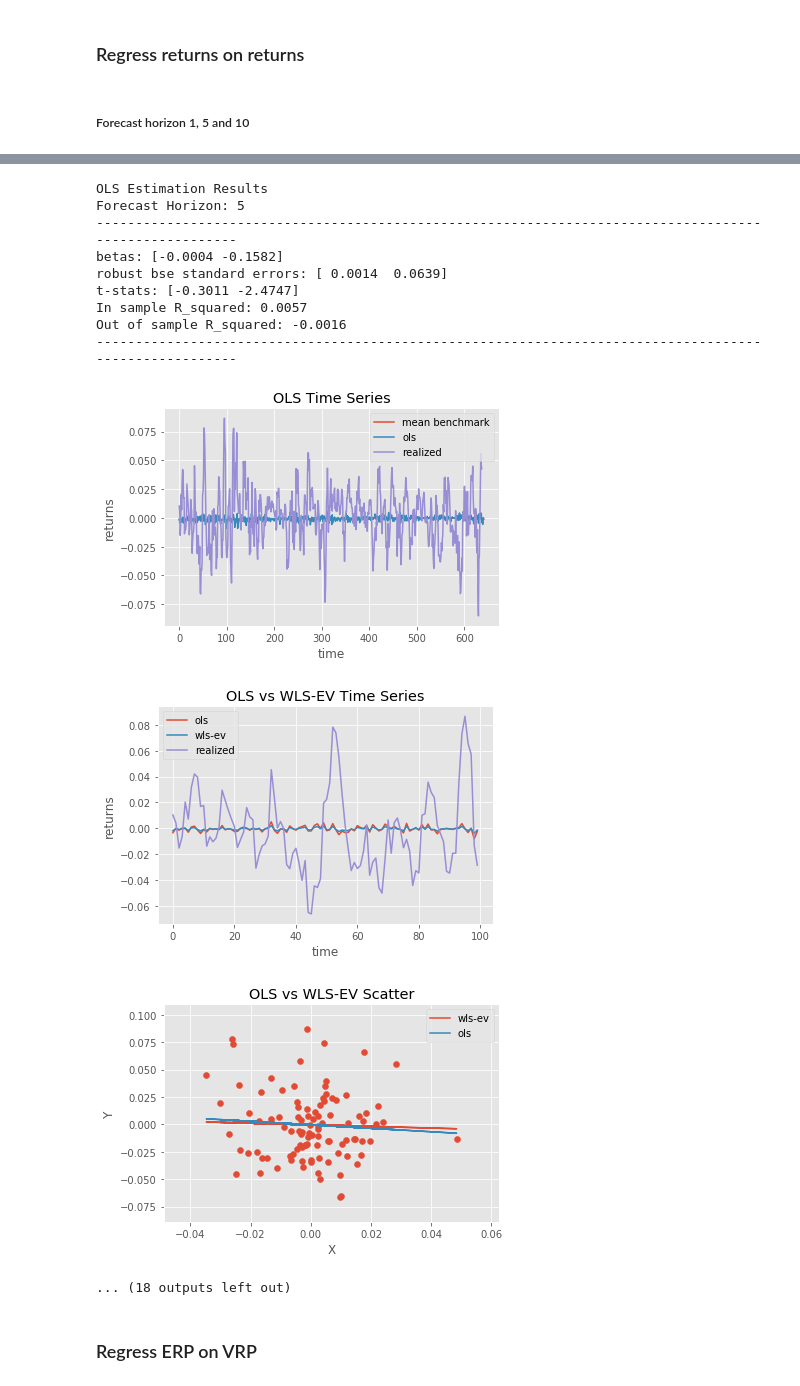
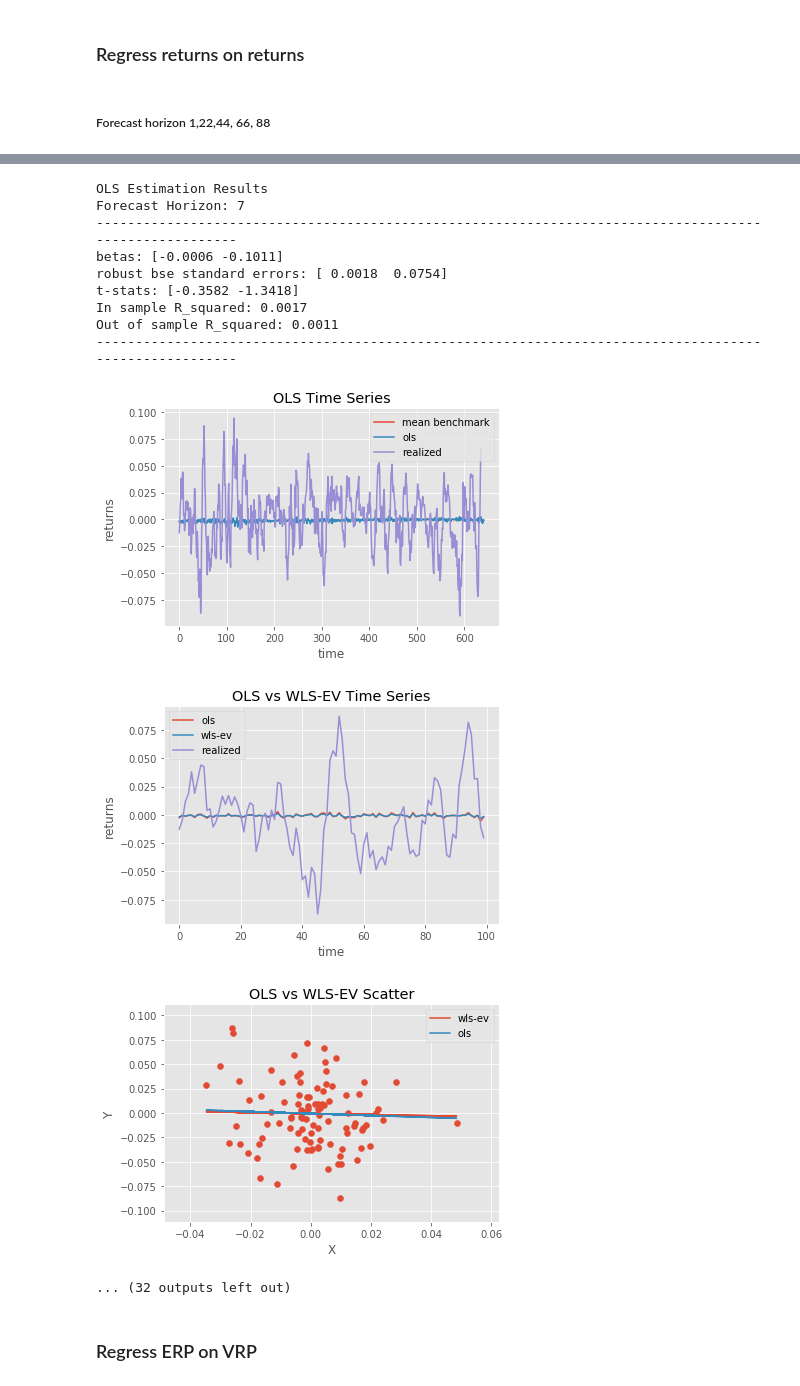
Before and after one commit to tobikuhlmann/robust-linear-forecasting, a Jupyter notebook: wlsev_analysis.ipynb, the cells around one changed output, grey strips where cells are left out. Saved outputs shown, nothing was run; the diff lists cells and outputs as text; code cells hidden in the pictures.

```diff
--- a/wlsev_analysis.ipynb
+++ b/wlsev_analysis.ipynb
@@ -399,12 +419,12 @@ Df Residuals:                    1921   BIC:                            -3966.
 # %% [markdown]
 ### Regress returns on returns
 # %% [markdown]
-##### Forecast horizon 1, 5 and 10
+##### Forecast horizon 1,22,44, 66, 88
 # %%
 # 2. least squares estimates weighted by ex-ante return variance (WLS-EV) using Johnson (2016)
 # ------------------------------------------------------------------------------------------------------------
 
-for i in (1,5,10, 50, 100):
+for i in (1, 7, 14, 22,44, 66, 88):
     # set forecast_horizon
     forecast_horizon = i
 
@@ -437,12 +457,11 @@ for i in (1,5,10, 50, 100):
     # scatter plot
     visualisation.plot_scatter(X[:100],Y[:100],y_wlsev[:100], y_ols[:100])
 
-
-    # Get Simon's OLS estimation results
-    if forecast_horizon == 1:
-        ols_model = OLS(data_wop_var['logreturns'][:-1].as_matrix(), data_wop_var['logreturns'][1:].as_matrix())
-        ols_model.fit()
-        ols_model.printResults()
+    if forecast_horizon == 14:
+        # time series plot
+        plt = visualisation.plot_results_custom(X[:100],Y[:100],y_wlsev[:100], y_ols[:100], 'r on r, h = 14', 'log return')
+        # scatter plot
+        plt = visualisation.plot_scatter_custom(X[:100],Y[:100],y_wlsev[:100], y_ols[:100], 'r on r, h = 14')
 # %% [output]
 WLS-EV Estimation Results
 Forecast Horizon: 1
@@ -488,16 +498,16 @@ Out of sample R_squared: 0.0017
 OLS Estimation Results
-Forecast Horizon: 5
+Forecast Horizon: 7
 -------------------------------------------------------------------------------------------------------
-betas: [-0.0004 -0.1582]
-robust bse standard errors: [ 0.0014  0.0639]
-t-stats: [-0.3011 -2.4747]
-In sample R_squared: 0.0057
-Out of sample R_squared: -0.0016
+betas: [-0.0006 -0.1011]
+robust bse standard errors: [ 0.0018  0.0754]
+t-stats: [-0.3582 -1.3418]
+In sample R_squared: 0.0017
+Out of sample R_squared: 0.0011
 -------------------------------------------------------------------------------------------------------
-[figure, old version]
+[figure, new version]
-[figure, old version]
+[figure, new version]
-[figure, old version]
+[figure, new version]
-... (18 outputs left out)
+... (32 outputs left out)
 # %% [markdown]
 ### Regress ERP on VRP
 # %% [markdown]
```
Also changed, not shown: parts of 4 cells of this notebook, 1 other file.
